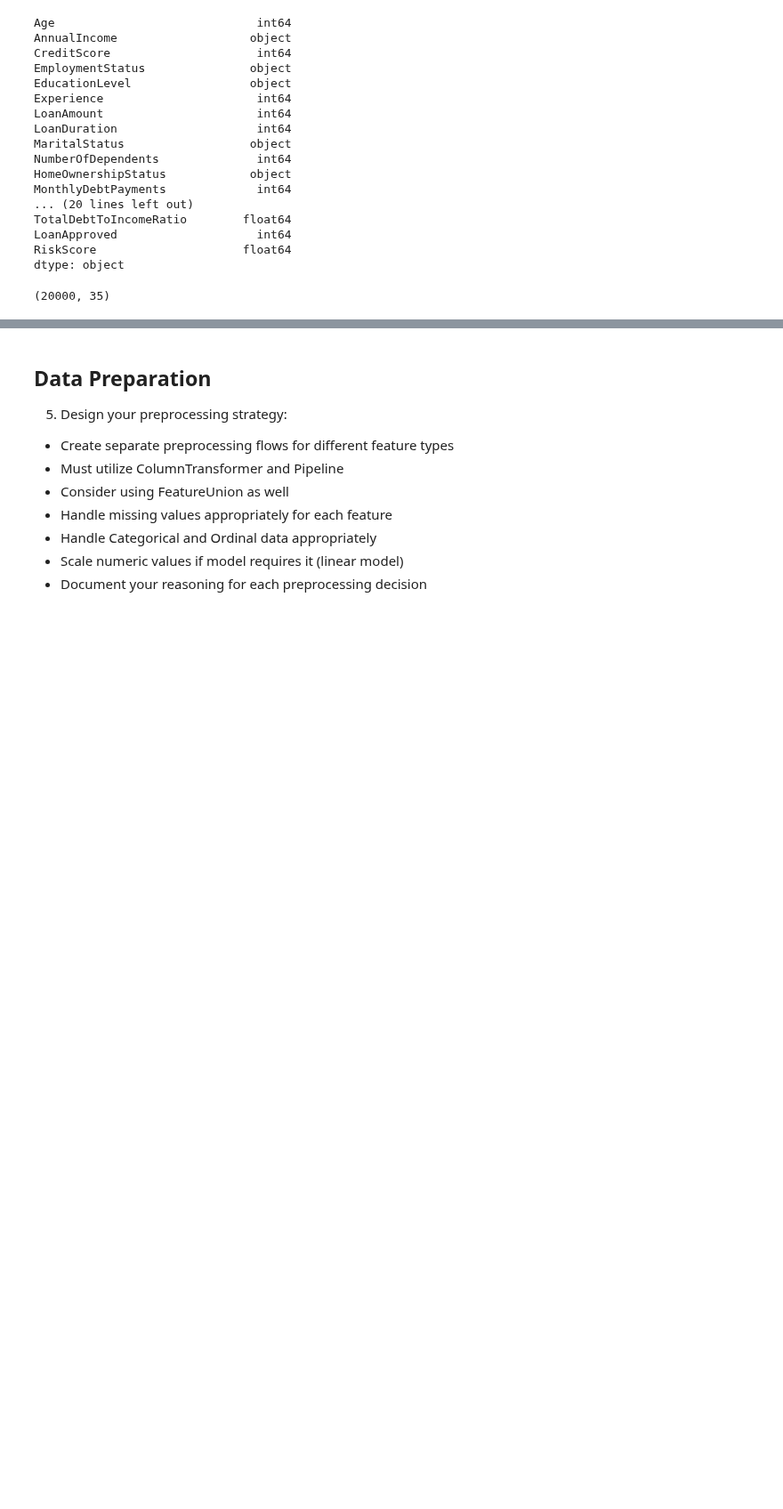
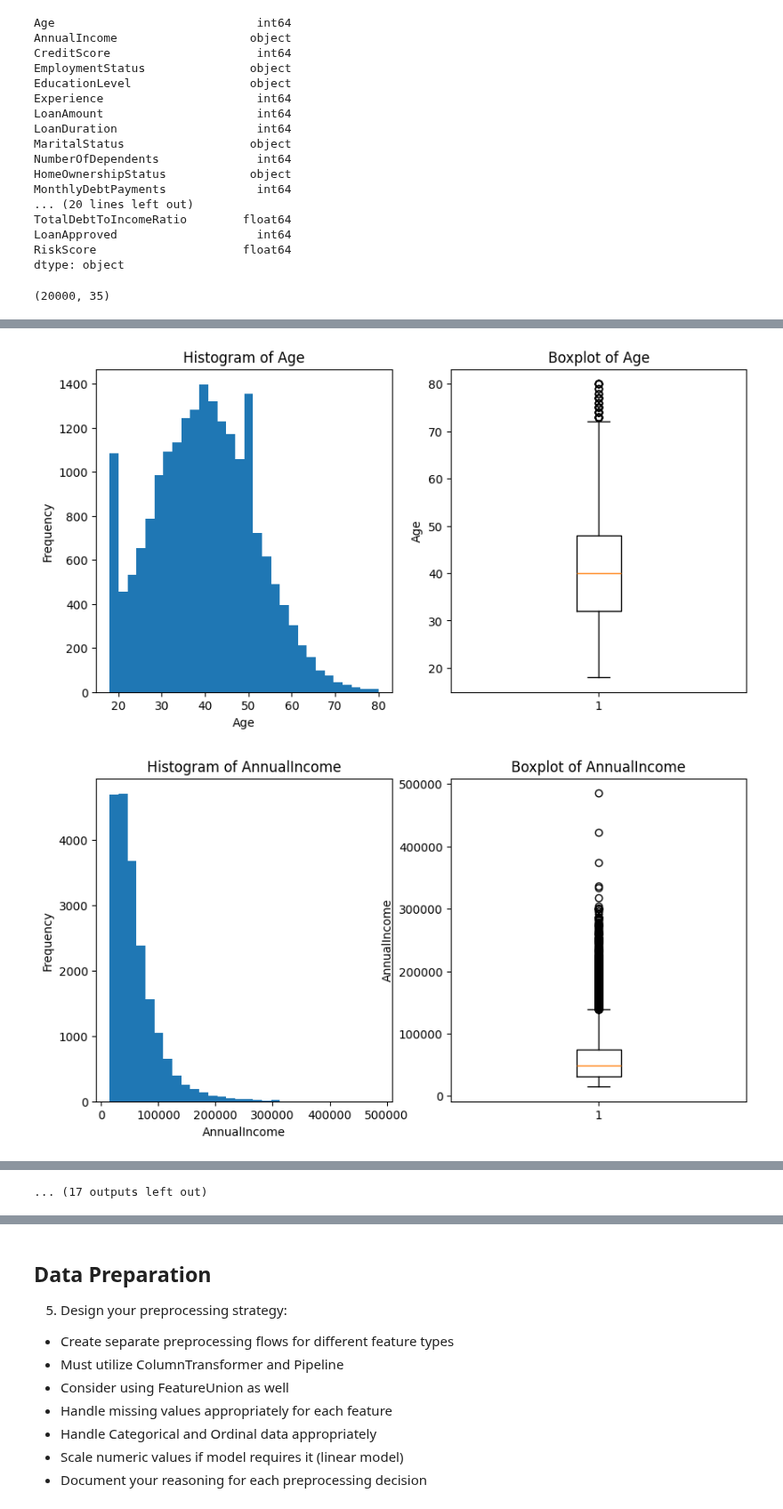
Before and after one commit to AlvinEchoka/Loan-Approval, a Jupyter notebook: financial_loan_risk.ipynb, the cells around one changed output, grey strips where cells are left out. Shown at 89% size. Saved outputs shown, nothing was run; the diff lists cells and outputs as text; code cells hidden in the pictures; blank space fills up the shorter version.

```diff
--- a/financial_loan_risk.ipynb
+++ b/financial_loan_risk.ipynb
@@ -163,0 +200,22 @@ print(df.shape)
+# %%
+# Separate features by type for targeted plotting
+numeric_features = df.select_dtypes(include=['float64', 'int64']).columns
+categorical_features = df.select_dtypes(include=['object']).columns
+# %%
+# Plot numerical distributions using histograms and boxplots
+for feature in numeric_features:
+    plt.figure(figsize=(10,5))
+    plt.subplot(1,2,1)
+    plt.hist(df[feature], bins=30)
+    plt.title(f'Histogram of {feature}')
+    plt.xlabel(feature)
+    plt.ylabel('Frequency')
+
+    plt.subplot(1,2,2)
+    plt.boxplot(df[feature])
+    plt.title(f'Boxplot of {feature}')
+    plt.ylabel(feature)
+    plt.show()
+# %% [output]
+[figure, added]
+[figure, added]
@@ -163,0 +232 @@ print(df.shape)
+... (17 outputs left out)
```
Also changed, not shown: parts of 23 cells of this notebook.
